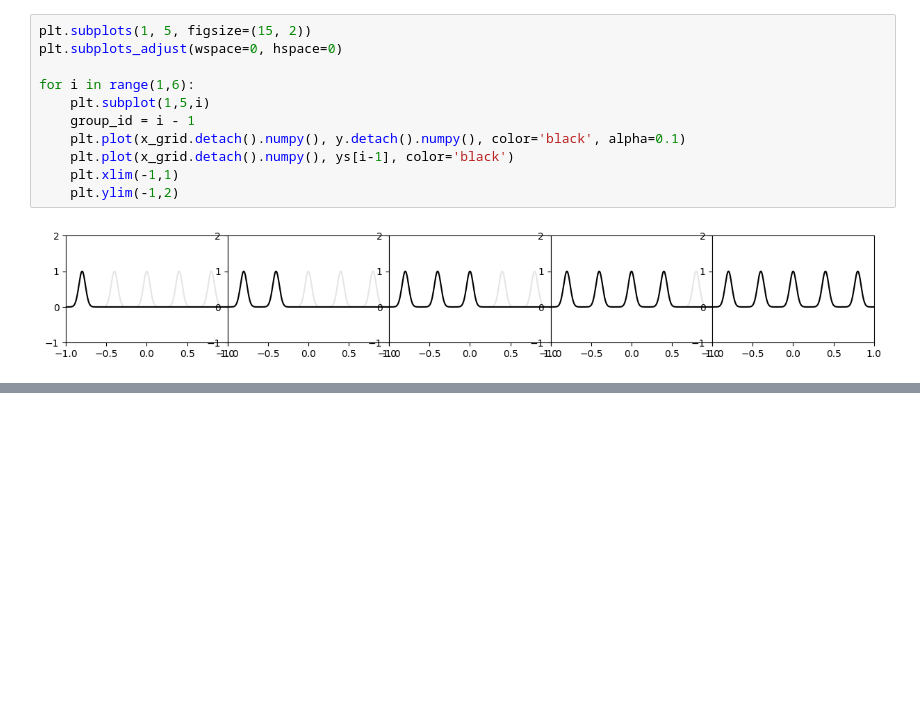
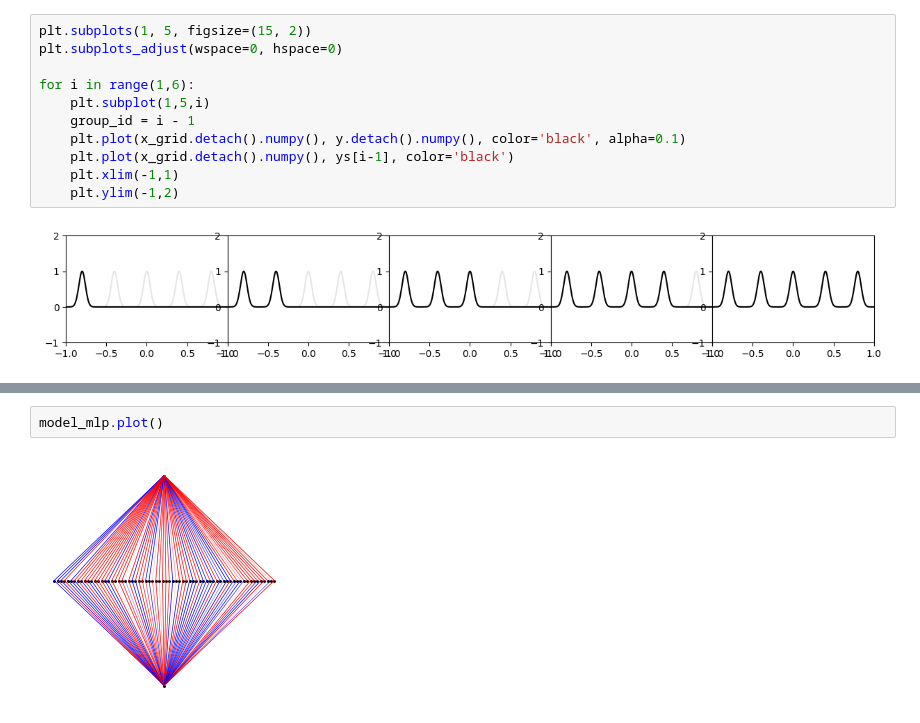
Before and after one commit to paumateo/Deep-Learning-Advanced-KAN-Project, a Jupyter notebook: notebooks/reproduce_continual_learning.ipynb, the cells around one changed output, grey strips where cells are left out. Cells and saved outputs as stored; diff of their text form; blank space fills up the shorter version.

```diff
--- a/notebooks/reproduce_continual_learning.ipynb
+++ b/notebooks/reproduce_continual_learning.ipynb
@@ -84,0 +148,4 @@ for i in range(1,6):
+# %%
+model_mlp.plot()
+# %% [output]
+[figure, added]
```
Also changed, not shown: parts of 5 cells of this notebook.
